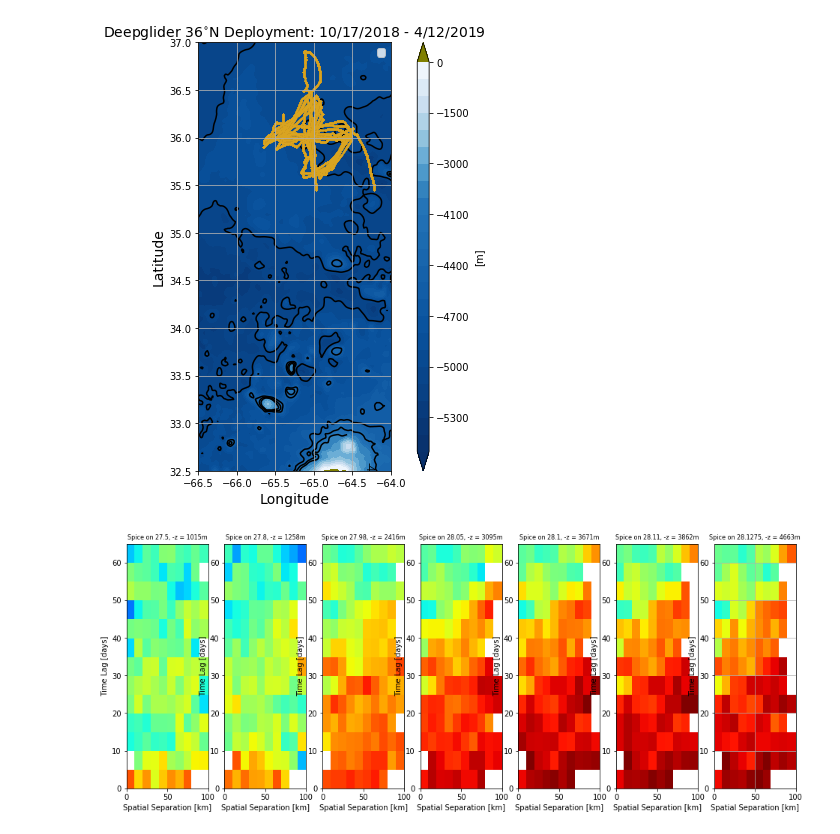
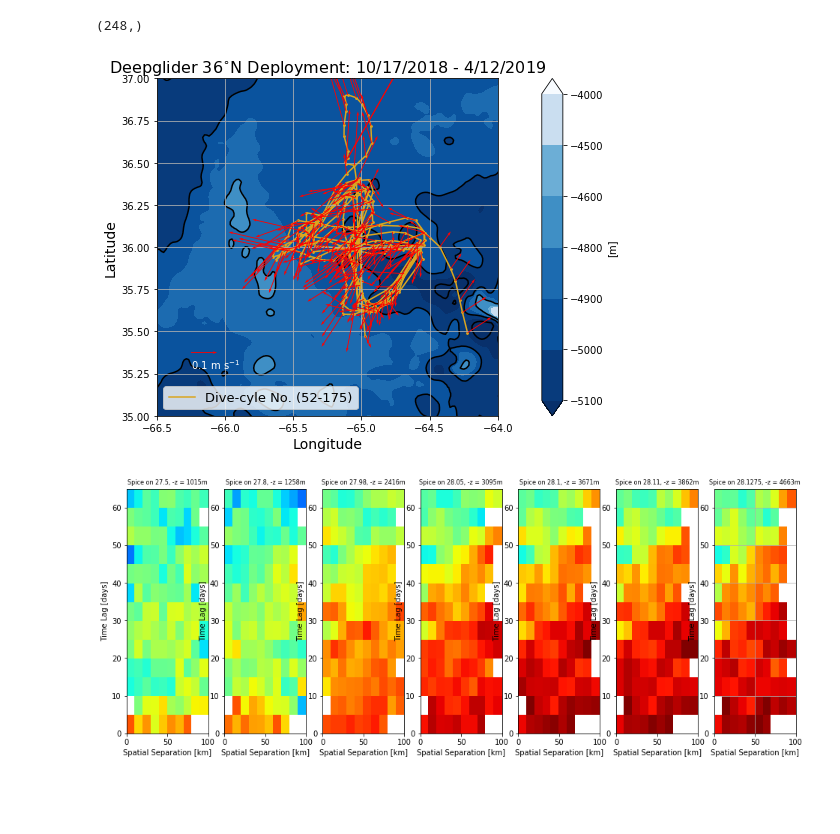
Before and after one commit to jakesteinberg/geostrophic_turbulence, a Jupyter notebook: 36N_dg_2018_mode_projections .ipynb, the cells around one changed output. Saved outputs shown, nothing was run; the diff lists cells and outputs as text; code cells hidden in the pictures; blank space fills up the shorter version.

Commit message:
created same figure across all sites including backgrounds

```diff
--- a/36N_dg_2018_mode_projections .ipynb
+++ b/36N_dg_2018_mode_projections .ipynb
@@ -55,6 +55,8 @@ bckgrds_key = IP['background key']
 bd1 = IP['bd1']
 bd2 = IP['bd2']
 bd3 = IP['bd3']
+dac_u = IP['dac_u']
+dac_v = IP['dac_v']
 
 N2 = IP['N2_by_season_quad']
 sa_avg = IP['bckgrd_sa']
@@ -86,54 +88,57 @@ PE_per_prof = IP['PE_per_prof']
 
 t_s = datetime.date.fromordinal(np.int(np.nanmin(prof_time)))
 t_e = datetime.date.fromordinal(np.int(np.nanmax(prof_time)))
+# %%
+np.shape(mw_lon)
+# %% [output]
+(248,)
 # %%
 # PLAN VIEW PLOt
 from mpl_toolkits.axes_grid1 import make_axes_locatable
 
-matplotlib.rcParams['figure.figsize'] = (7,7)
-
-
-bath = '/Users/jake/Desktop/bats/bats_bathymetry/GEBCO_2014_2D_-67.7_29.8_-59.9_34.8.nc'
-bath = '/Users/jake/Desktop/bats/bats_bathymetry/bathymetry_b38e_27c7_f8c3_f3d6_790d_30c7.nc'
+bath = '/Users/jake/Desktop/bats/bats_bathymetry/etopo180_3e57_6032_17e3.nc'
 bath_fid = Dataset(bath, 'r')
 bath_lon = bath_fid.variables['longitude'][:]
 bath_lat = bath_fid.variables['latitude'][:]
-bath_z = bath_fid.variables['z'][:]
-levels = [-5500, -5400, -5300, -5200, -5100, -5000, -4900, -4800, -4700, -4600,
-          -4500, -4400, -4300, -4200, -4100, -4000, -3500, -3000, -2500, -2000, -1500, -1000, -500, 0]
+bath_z = bath_fid.variables['altitude'][:]
+levels = [-5100, -5000, -4900, -4800, -4600, -4500, -4000]
+
+matplotlib.rcParams['figure.figsize'] = (8, 8)
 fig0, ax0 = plt.subplots()
 cmap = plt.cm.get_cmap("Blues_r")
-cmap.set_over('#808000')  # ('#E6E6E6')
 bc = ax0.contourf(bath_lon, bath_lat, bath_z, levels, cmap='Blues_r', extend='both', zorder=0)
 matplotlib.rcParams['contour.negative_linestyle'] = 'solid'
-bcl = ax0.contour(bath_lon, bath_lat, bath_z, [-5500, -5000, -4500, -4250, -4000], colors='k', zorder=0)
-ml = [(-65, 31.5), (-64.4, 32.435)]
-ax0.clabel(bcl, manual=ml, inline_spacing=-3, fmt='%1.0f', colors='k')
+bcl = ax0.contour(bath_lon, bath_lat, bath_z, [-5400, -5200, -5000, -4800], colors='k', zorder=1)
+ax0.clabel(bcl, inline_spacing=-3, fmt='%1.0f', colors='k')
 
-ax0.scatter(lon, lat, s=0.1, color='#DAA520')
-# ax0.scatter(dg_v_lon, dg_v_lat, s=3, color='#DAA520', edgecolor='#B8860B')
-# ax0.plot(lon[:, -1], lat[:, -1], color='#DAA520',
-#         label='Dive-cyle No. (' + str(int(profile_tags[0])) + '-' + str(int(profile_tags[-2])) + ')', zorder=1)
+ax0.scatter(mw_lon, mw_lat, s=3, color='#DAA520')
+ax0.plot(mw_lon, mw_lat, color='#DAA520',
+        label='Dive-cyle No. (' + str(int(profile_tags[0])) + '-' + str(int(profile_tags[-2])) + ')', zorder=1)
 
-ax0.scatter(-(64 + (10 / 60)), 31 + (40 / 60), s=50, color='#E6E6FA', edgecolors='k', zorder=3)
-ax0.scatter(-(64 + (10 / 60)), 31 + (40 / 60), s=50, color='#E6E6FA', edgecolors='k', zorder=4)
+ax0.quiver(mw_lon, mw_lat, dac_u, dac_v, color='r', scale=1.3, width=0.0025, zorder=2)
+ax0.quiver(-66.25, 35.375, 0.1, 0, color='r', scale=1.3, width=0.0025, zorder=2)
+ax0.text(-66.25, 35.275, r'0.1 m s$^{-1}$', color='w' )
+
+# ax0.plot([-70, -69], [30.3, 30.3], color='w', zorder=2)
+# ax0.text(-69.7, 30.2, '96 km', color='w', fontsize=14, fontweight='bold')
+
 w = 1 / np.cos(np.deg2rad(ref_lat))
-ax0.axis([-66.5, -64, 32.5, 37])
+ax0.axis([-66.5, -64, 35, 37])
 ax0.set_aspect(w)
 divider = make_axes_locatable(ax0)
 cax = divider.append_axes("right", size="5%", pad=0.05)
 fig0.colorbar(bc, cax=cax, label='[m]')
 ax0.set_xlabel('Longitude', fontsize=14)
 ax0.set_ylabel('Latitude', fontsize=14)
 handles, labels = ax0.get_legend_handles_labels()
-ax0.legend(handles, labels, fontsize=11)
+ax0.legend(handles, labels, fontsize=13)
 ax0.set_title(r'Deepglider 36$^{\circ}$N Deployment: ' + np.str(t_s.month) + '/' + np.str(t_s.day) + '/' + np.str(
-    t_s.year) + ' - ' + np.str(t_e.month) + '/' + np.str(t_e.day) + '/' + np.str(t_e.year), fontsize=14)
-plt.tight_layout()
+    t_s.year) + ' - ' + np.str(t_e.month) + '/' + np.str(t_e.day) + '/' + np.str(t_e.year), fontsize=16)
+# plt.tight_layout()
 plot_pro(ax0)
-# fig0.savefig("/Users/jake/Documents/baroclinic_modes/Meetings/meeting_19_04_18/36b_plan.jpg", dpi=300)
+fig0.savefig("/Users/jake/Documents/baroclinic_modes/dissertation/n36_2018_plan.jpg", dpi=300)
 # %% [output]
-[figure, old version]
+[figure, new version]
 # %%
 # T/S variability (and correlations) on isopycnals
 rho_1 = 27.5, 27.8, 27.98, 28.05, 28.1, 28.11, 28.1275  # , 28.13, 28.133
```
Also changed, not shown: parts of 12 cells of this notebook, 6 other files.
